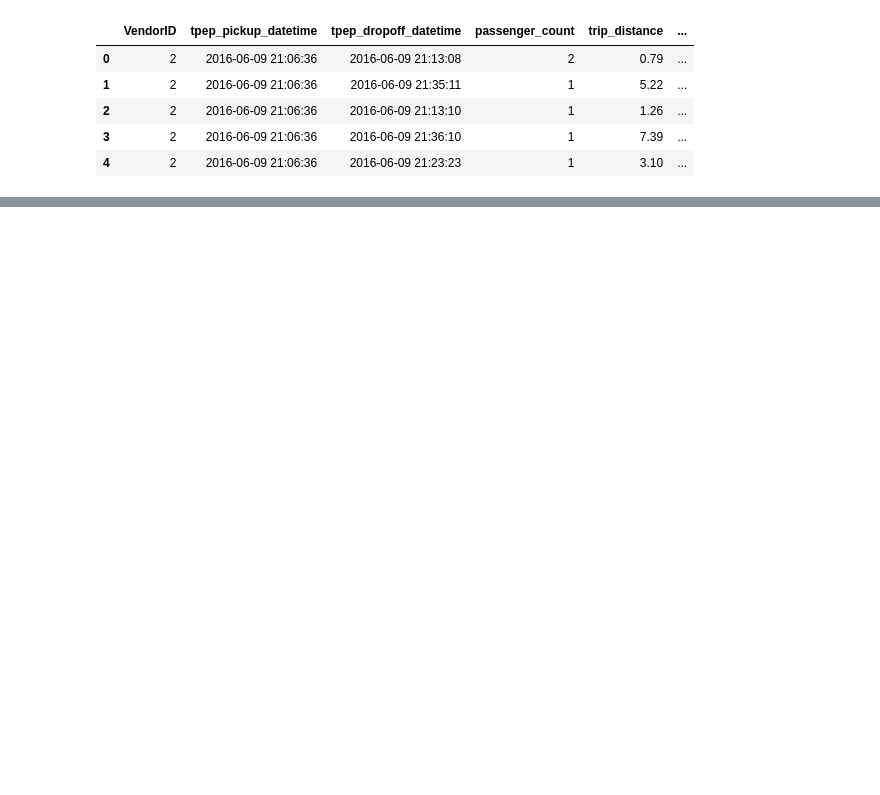
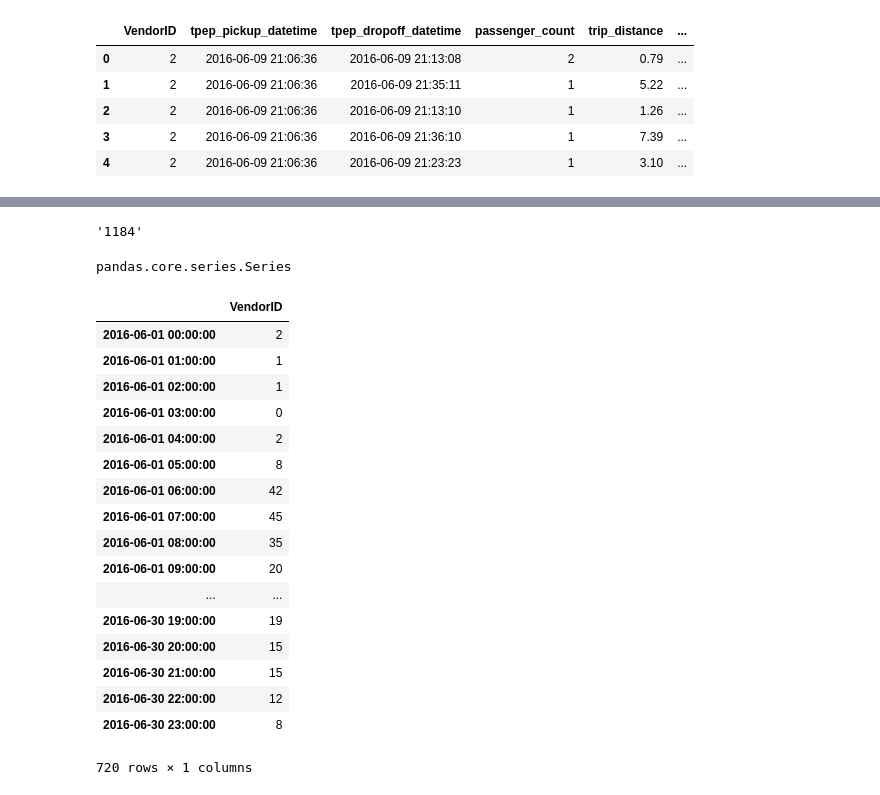
Before and after one commit to PhySci/projectNYtaxi, a Jupyter notebook: week5/checkData.ipynb, the cells around one changed output, grey strips where cells are left out. Drawn from its saved outputs; the diff is of its cells as text; code cells hidden in the pictures; blank space fills up the shorter version.

```diff
--- a/week5/checkData.ipynb
+++ b/week5/checkData.ipynb
@@ -90,0 +152,4 @@ gr.count()
+# %%
+startDate = datetime.datetime(2016,6,1,0,0,0);
+endDate = datetime.datetime(2016,6,30,23,59,59);
+date_index = pd.date_range(startDate, endDate, freq='H')
@@ -90,0 +160,24 @@ gr.count()
+# %%
+#create dataframe
+newDf = pd.DataFrame(index=date_index)
+
+#for regId, pos in regions.iterrows():
+for n, regId in regsDf.iterrows():
+
+    # координаты региона 1075
+    pos = regions.loc[regId,:]
+    west = pos.west.values[0]
+    east = pos.east.values[0]
+    south = pos.south.values[0]
+    north = pos.north.values[0]
+
+
+    df2 = df.query('(pickup_longitude > @west) and (pickup_longitude < @east) and (pickup_latitude > @south) and (pickup_latitude < @north)')
+    gr  =  df2.get(['VendorID','pickup_datetime']).groupby('pickup_datetime')
+    cnt1 = gr.count().reindex(date_index,fill_value =0).VendorID
+    s = str(regId.regId)
+    cnt2 = df3.query('region == @s').y[startDate:endDate]
+    diff = cnt1-cnt2
+    print regId, np.sum(np.abs(diff.values))
+    #print cnt
+    #newDf = newDf.merge(cnt,left_index=True,right_index=True)
@@ -90,0 +202,4 @@ gr.count()
+# %%
+s
+# %% [output]
+'1184'
@@ -90,0 +208,25 @@ gr.count()
+# %%
+type(cnt2)
+# %% [output]
+pandas.core.series.Series
+# %%
+cnt1
+# %% [output]
+|  | VendorID |
+| 2016-06-01 00:00:00 | 2 |
+| 2016-06-01 01:00:00 | 1 |
+| 2016-06-01 02:00:00 | 1 |
+| 2016-06-01 03:00:00 | 0 |
+| 2016-06-01 04:00:00 | 2 |
+| 2016-06-01 05:00:00 | 8 |
+| 2016-06-01 06:00:00 | 42 |
+| 2016-06-01 07:00:00 | 45 |
+| 2016-06-01 08:00:00 | 35 |
+| 2016-06-01 09:00:00 | 20 |
+| ... | ... |
+| 2016-06-30 19:00:00 | 19 |
+| 2016-06-30 20:00:00 | 15 |
+| 2016-06-30 21:00:00 | 15 |
+| 2016-06-30 22:00:00 | 12 |
+| 2016-06-30 23:00:00 | 8 |
+720 rows × 1 columns
```
Also changed, not shown: parts of 19 cells of this notebook, 28 other files.
